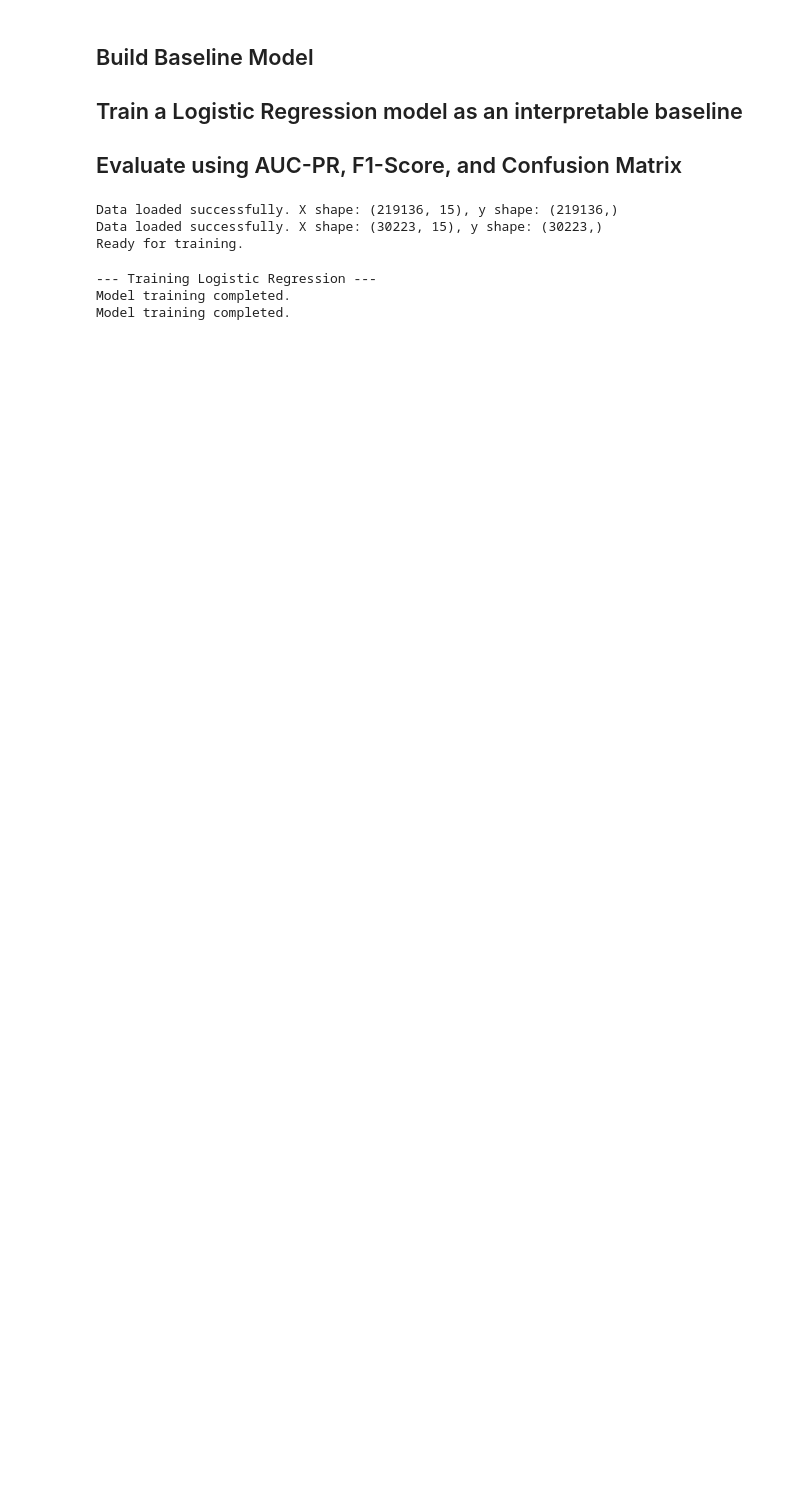
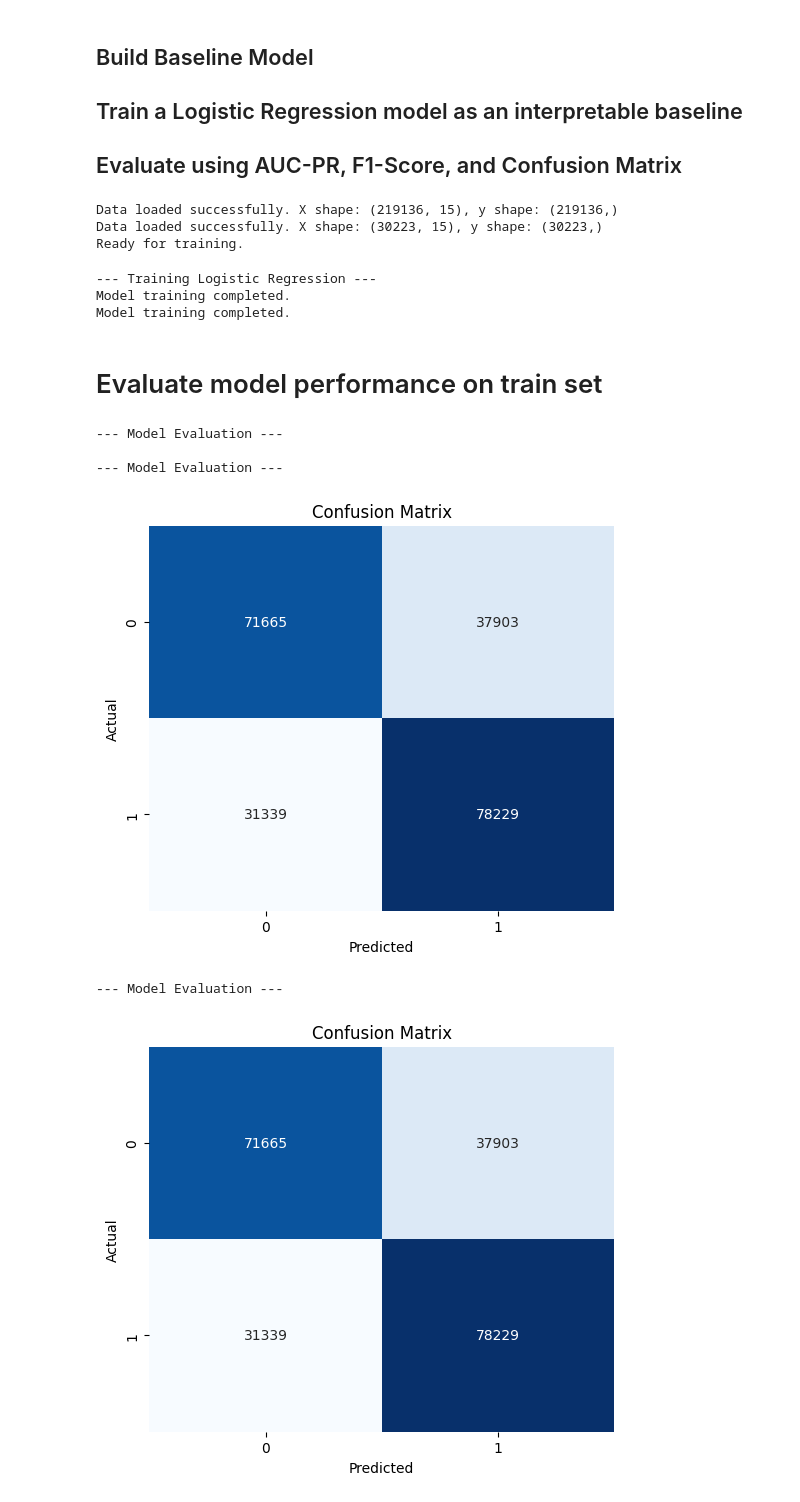
Before and after one commit to MYGBM/Improved-detection-of-fraud-cases-for-e-commerce-and-bank-transactions, a Jupyter notebook: notebooks/modelling-fraud-data.ipynb, the cells around one changed output. Cells and saved outputs as stored; diff of their text form; code cells hidden in the pictures; blank space fills up the shorter version.

```diff
--- a/notebooks/modelling-fraud-data.ipynb
+++ b/notebooks/modelling-fraud-data.ipynb
@@ -42,3 +42,14 @@ model = fraud_model.train_logistic_regression(X_train, y_train, max_iter=1000, r
 --- Training Logistic Regression ---
 Model training completed.
 Model training completed.
+# %% [markdown]
+# Evaluate model performance on train set
+# %%
+train_metrics = fraud_model.evaluate_model(X_train, y_train)
+# %% [output]
+--- Model Evaluation ---
+
+--- Model Evaluation ---
+[figure, added]
+--- Model Evaluation ---
+[figure, added]
```
Also changed, not shown: parts of 5 cells of this notebook, 1 other file.
